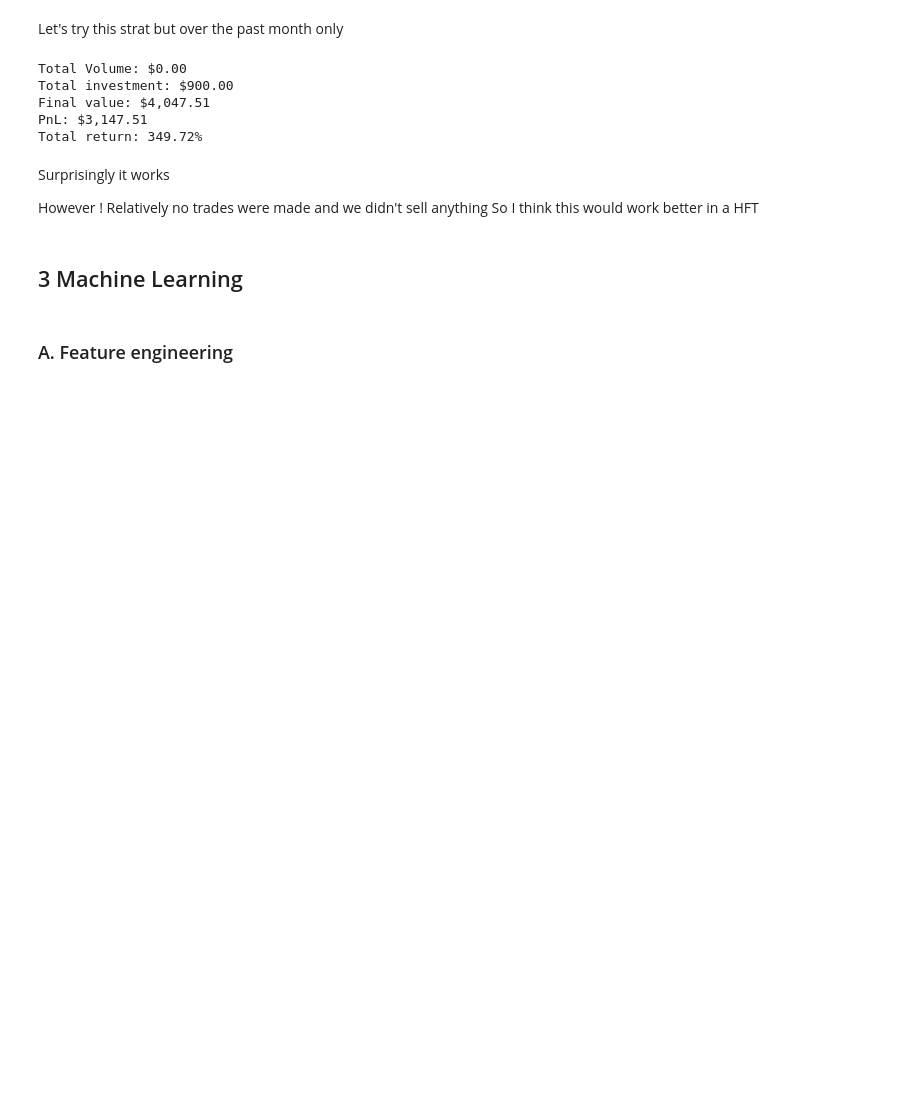
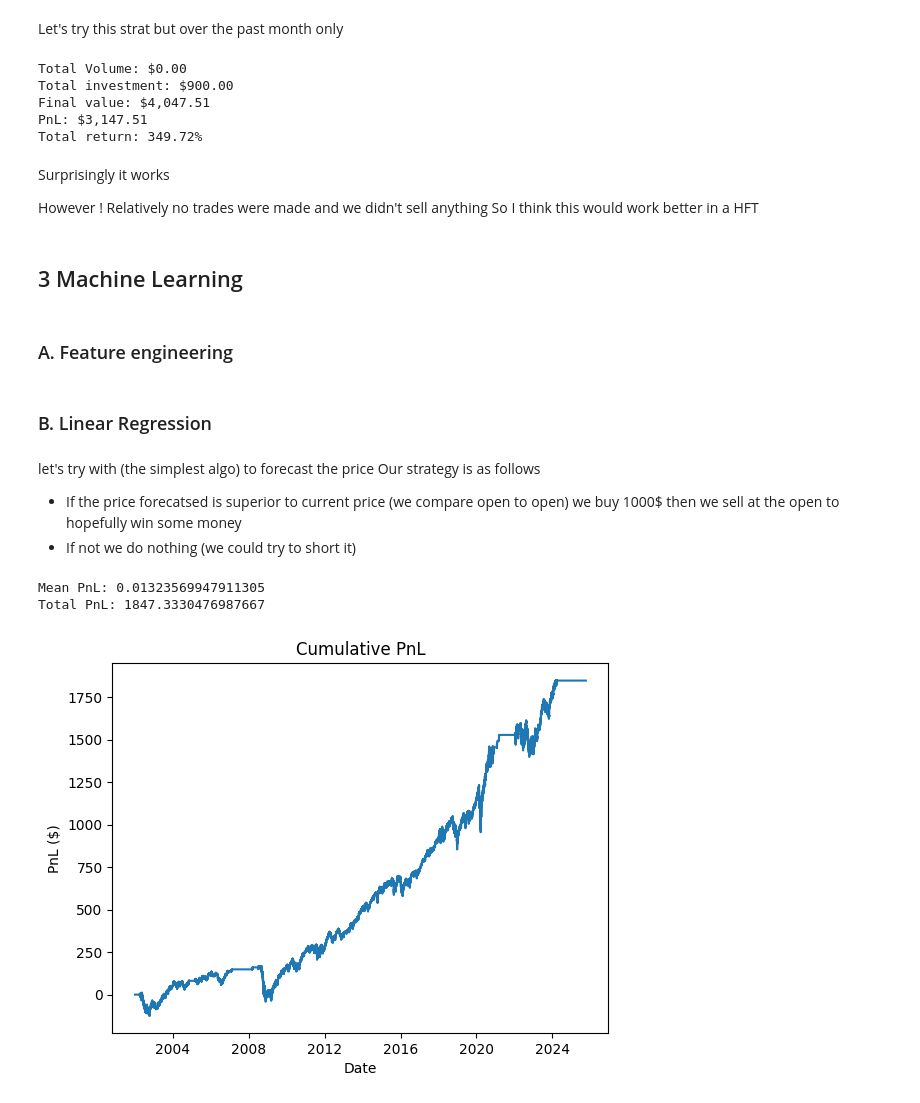
Before and after one commit to AloisECN/SP_Quant_strategies, a Jupyter notebook: main.ipynb, the cells around one changed output. Saved outputs shown, nothing was run; the diff lists cells and outputs as text; code cells hidden in the pictures; blank space fills up the shorter version.

Commit message:
Did forecast with linear reg ans XgBoost created two "profitable" models good to go

```diff
--- a/main.ipynb
+++ b/main.ipynb
@@ -217,3 +217,16 @@ So I think this would work better in a HFT
 ## 3 Machine Learning
 # %% [markdown]
 ### A. Feature engineering
+# %%
+from utils.feature_engineering import feature_engineering
+df_ML = df.copy()
+df_ML = feature_engineering(df_ML)
+
+df_ML = df_ML[df_ML["Date"] >= "01/01/2002"] #to get all the rollings ok
+# %% [markdown]
+### B. Linear Regression
+# %% [markdown]
+let's try with (the simplest algo) to forecast the price
+Our strategy is as follows
+ - If the price forecatsed is superior to current price (we compare open to open) we buy 1000$ then we sell at the open to hopefully win some money
+ - If not we do nothing (we could try to short it)
@@ -219,0 +276,19 @@ So I think this would work better in a HFT
+# %%
+capital = 1000
+df_ML["signal"] = (df_ML["pred_Open_h+1"] > df_ML["Open"]).astype(int)
+df_ML["return_realized"] = (df_ML["Open"].shift(-1) - df_ML["Open"]) / df_ML["Open"]
+df_ML["PnL"] = capital * df_ML["signal"] * df_ML["return_realized"]
+df_ML["PnL_cum"] = df_ML["PnL"].cumsum()
+
+print("Mean PnL:", df_ML["PnL"].mean())
+print("Total PnL:", df_ML["PnL"].sum())
+
+plt.plot(df_ML["Date"], df_ML["PnL_cum"])
+plt.title("Cumulative PnL")
+plt.xlabel("Date")
+plt.ylabel("PnL ($)")
+plt.show()
+# %% [output]
+Mean PnL: 0.01323569947911305
+Total PnL: 1847.3330476987667
+[figure, added]
```
Also changed, not shown: parts of 8 cells of this notebook, 1 other file.
